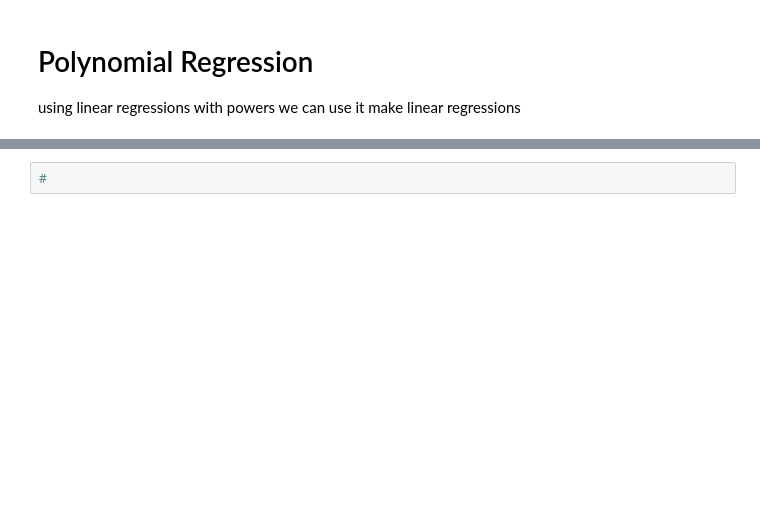
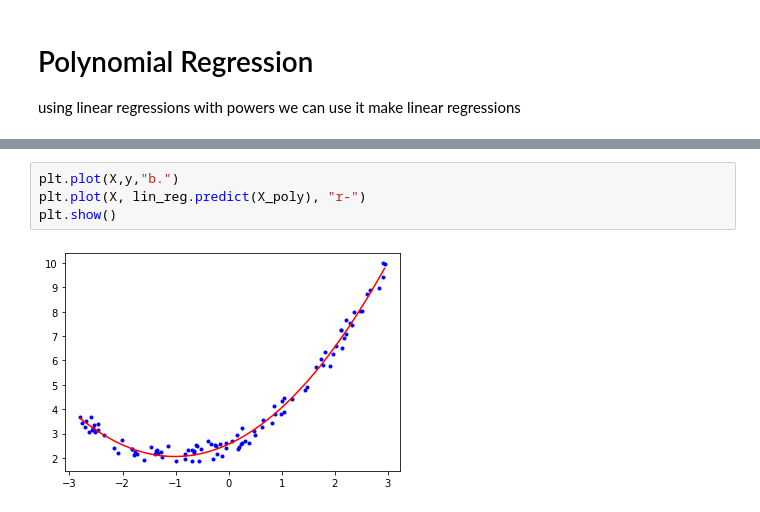
Before and after one commit to tcarr032/Understanding-Models, a Jupyter notebook: Normal Equation.ipynb, the cells around one changed output, grey strips where cells are left out. Saved outputs shown, nothing was run; the diff lists cells and outputs as text; blank space fills up the shorter version.

```diff
--- a/Normal Equation.ipynb
+++ b/Normal Equation.ipynb
@@ -164,2 +165,6 @@ lin_reg.intercept_, lin_reg.coef_
-# %%
-#
+# %%
+plt.plot(X,y,"b.")
+plt.plot(X, lin_reg.predict(X_poly), "r-")
+plt.show()
+# %% [output]
+[figure, added]
```
Also changed, not shown: parts of 14 cells of this notebook.
